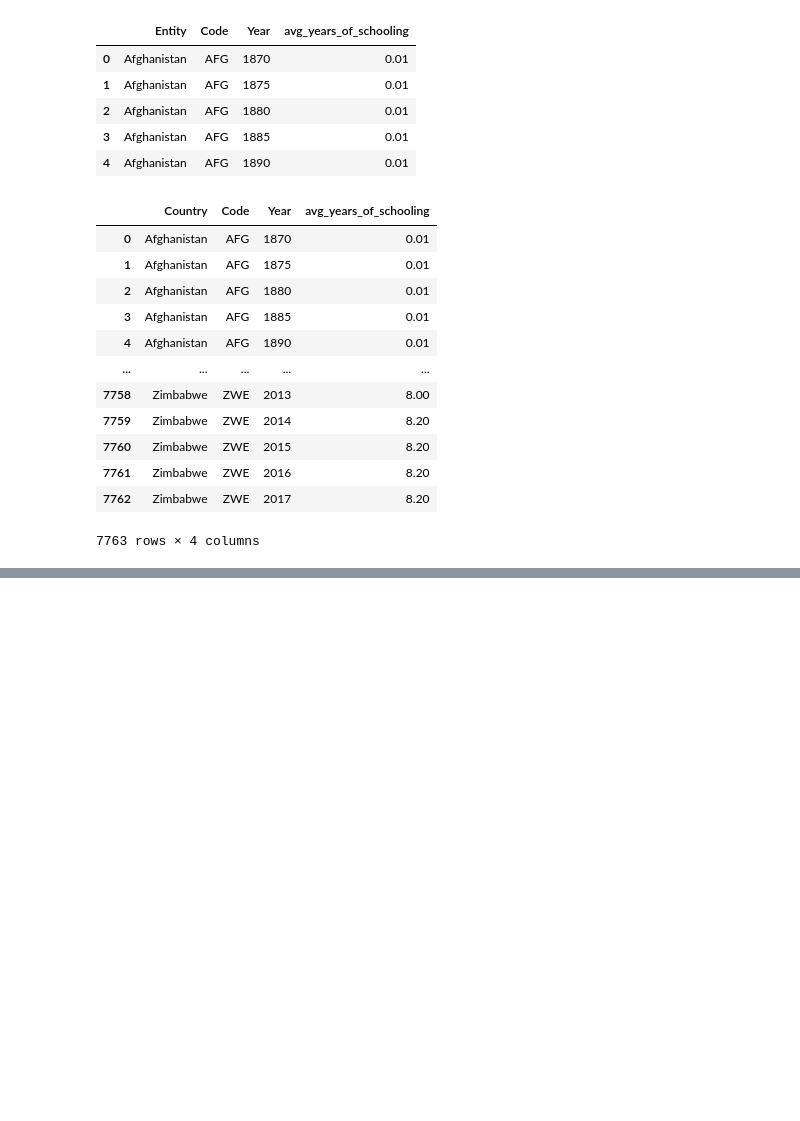
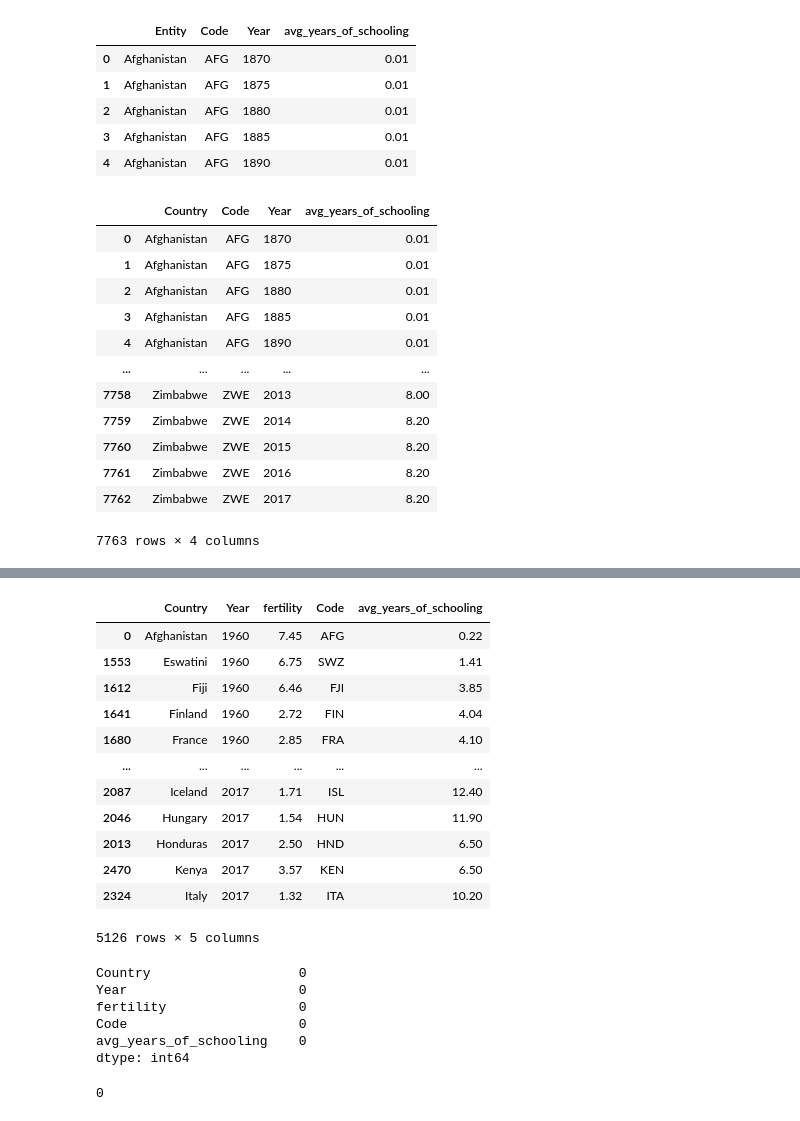
Before and after one commit to atifumacaxi/Fertility_and_Schooling, a Jupyter notebook: preprocessing.ipynb, the cells around one changed output, grey strips where cells are left out. Cells and saved outputs as stored; diff of their text form; code cells hidden in the pictures; blank space fills up the shorter version.

```diff
--- a/preprocessing.ipynb
+++ b/preprocessing.ipynb
@@ -97,0 +137,32 @@ df_schooling_fertility
+# %%
+#Sorting dataset values by year
+df.sort_values('Year')
+# %% [output]
+|  | Country | Year | fertility | Code | avg_years_of_schooling |
+| 0 | Afghanistan | 1960 | 7.45 | AFG | 0.22 |
+| 1553 | Eswatini | 1960 | 6.75 | SWZ | 1.41 |
+| 1612 | Fiji | 1960 | 6.46 | FJI | 3.85 |
+| 1641 | Finland | 1960 | 2.72 | FIN | 4.04 |
+| 1680 | France | 1960 | 2.85 | FRA | 4.10 |
+| ... | ... | ... | ... | ... | ... |
+| 2087 | Iceland | 2017 | 1.71 | ISL | 12.40 |
+| 2046 | Hungary | 2017 | 1.54 | HUN | 11.90 |
+| 2013 | Honduras | 2017 | 2.50 | HND | 6.50 |
+| 2470 | Kenya | 2017 | 3.57 | KEN | 6.50 |
+| 2324 | Italy | 2017 | 1.32 | ITA | 10.20 |
+5126 rows × 5 columns
+# %%
+#Checking for NaN values
+df.isna().sum()
+# %% [output]
+Country                   0
+Year                      0
+fertility                 0
+Code                      0
+avg_years_of_schooling    0
+dtype: int64
+# %%
+#Checking for duplicates
+df.duplicated().sum()
+# %% [output]
+0
```
Also changed, not shown: parts of 13 cells of this notebook.
